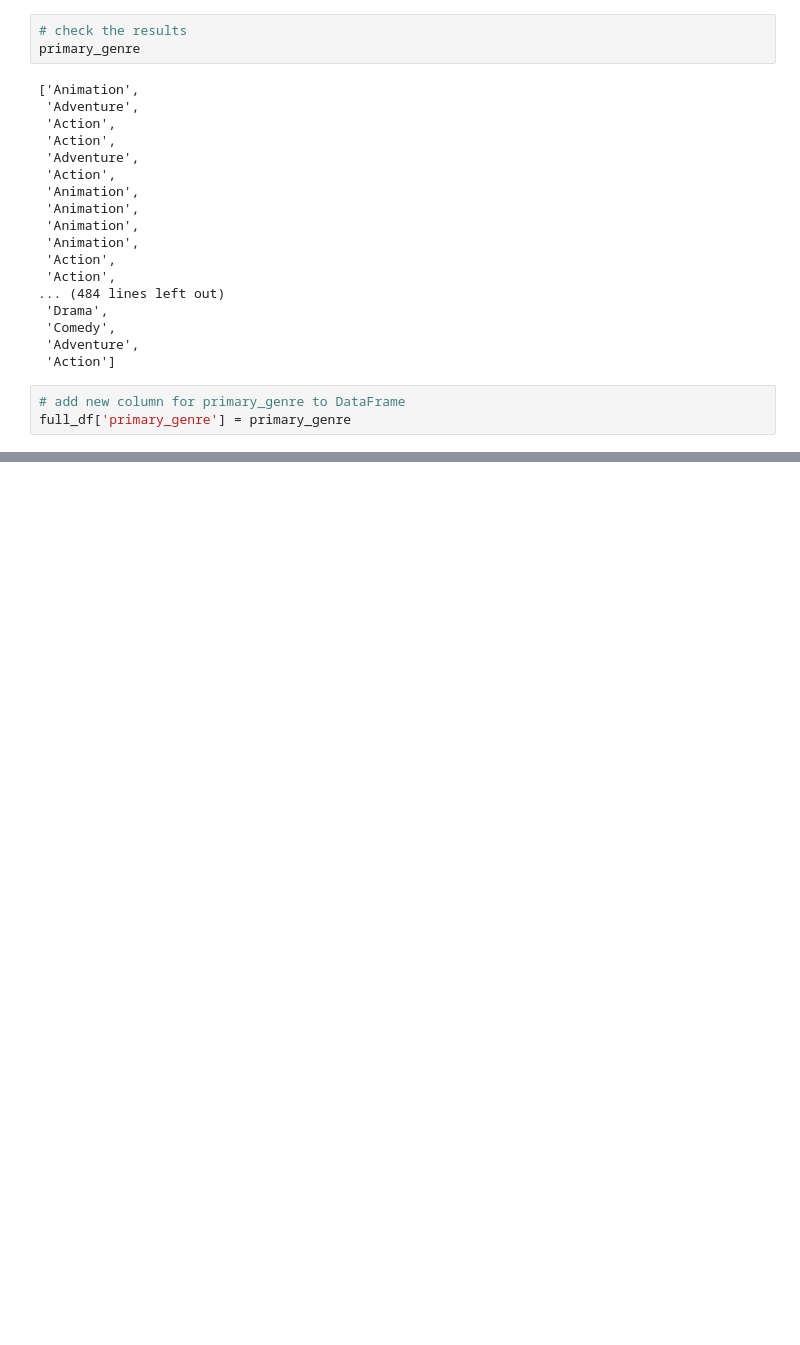
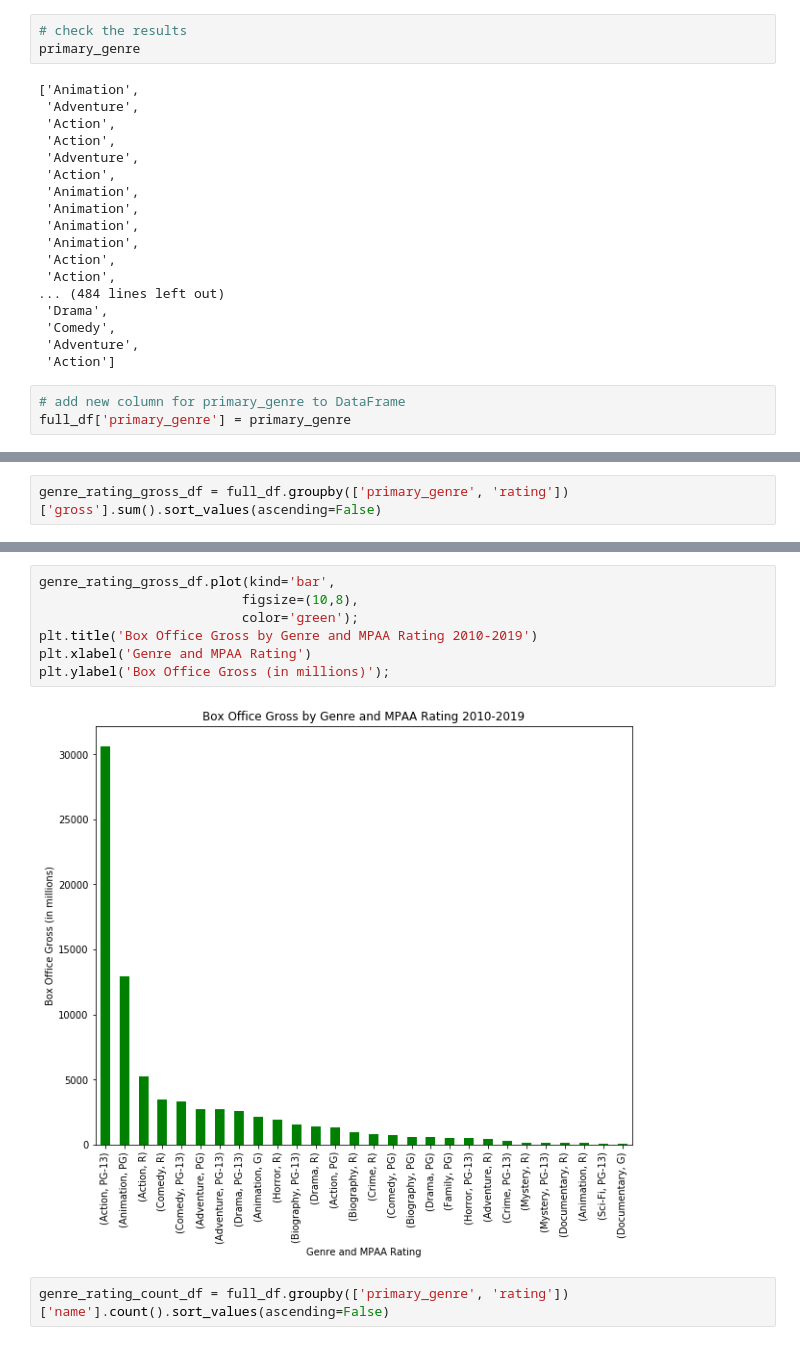
Before and after one commit to dwalkup/movie_revenue_by_genre, a Jupyter notebook: data-combination-and-visualization.ipynb, the cells around one changed output, grey strips where cells are left out. Saved outputs shown, nothing was run; the diff lists cells and outputs as text; blank space fills up the shorter version.

```diff
--- a/data-combination-and-visualization.ipynb
+++ b/data-combination-and-visualization.ipynb
@@ -161,0 +191,2 @@ full_df.tail()
+# %%
+genre_rating_gross_df = full_df.groupby(['primary_genre', 'rating'])['gross'].sum().sort_values(ascending=False)
@@ -161,0 +213,11 @@ full_df.tail()
+# %%
+genre_rating_gross_df.plot(kind='bar',
+                          figsize=(10,8),
+                          color='green');
+plt.title('Box Office Gross by Genre and MPAA Rating 2010-2019')
+plt.xlabel('Genre and MPAA Rating')
+plt.ylabel('Box Office Gross (in millions)');
+# %% [output]
+[figure, added]
+# %%
+genre_rating_count_df = full_df.groupby(['primary_genre', 'rating'])['name'].count().sort_values(ascending=False)
```
Also changed, not shown: parts of 17 cells of this notebook, 2 other files.
